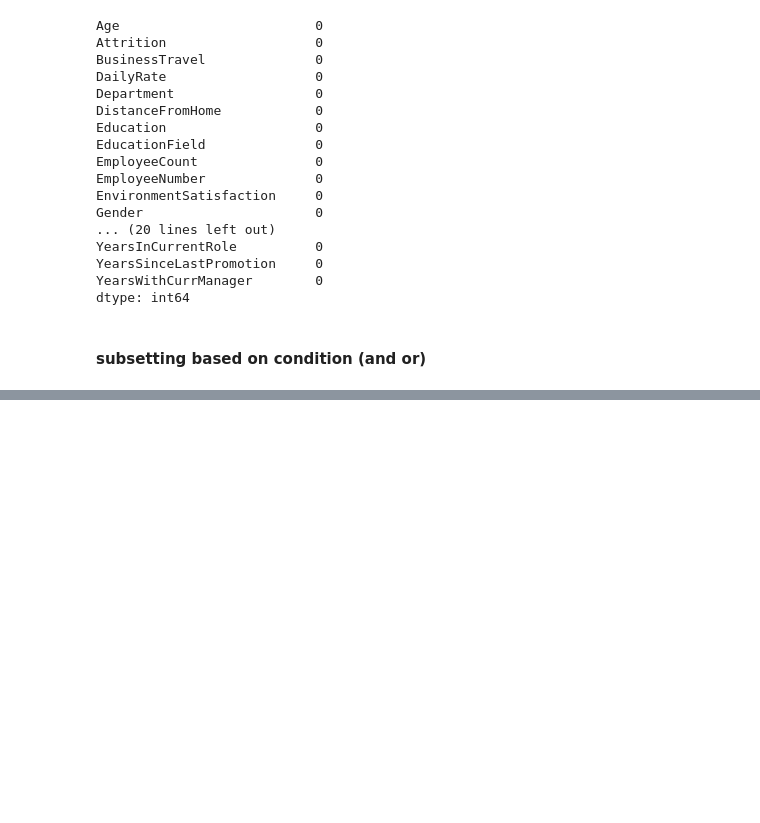
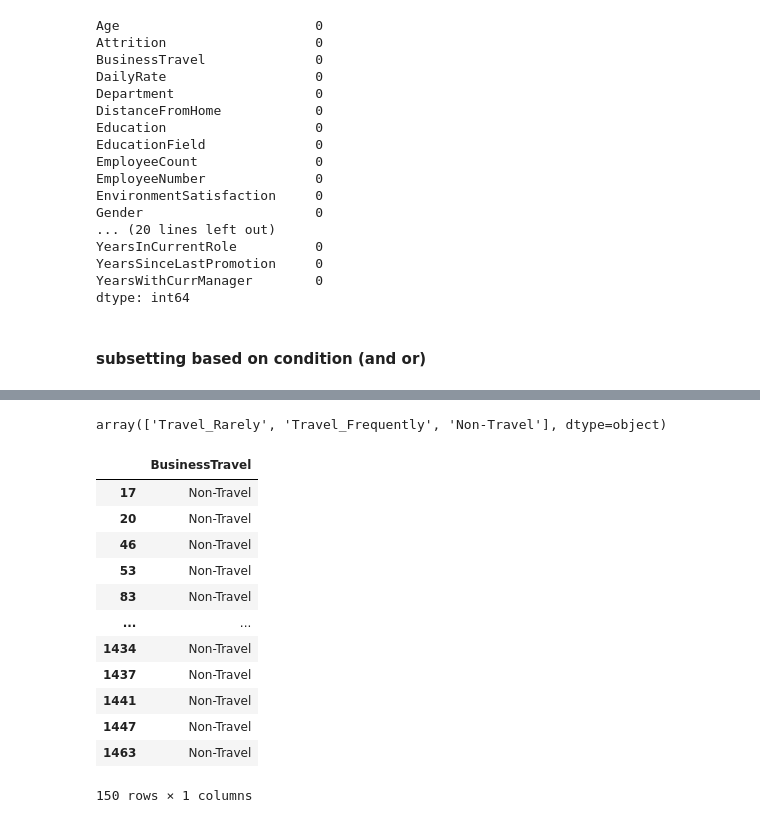
Before and after one commit to sanjeev-kallepalli/training, a Jupyter notebook: pandas.ipynb, the cells around one changed output, grey strips where cells are left out. Drawn from its saved outputs; the diff is of its cells as text; code cells hidden in the pictures; blank space fills up the shorter version.

```diff
--- a/pandas.ipynb
+++ b/pandas.ipynb
@@ -725,0 +744,4 @@ dtype: int64
+# %%
+ibm_hr['BusinessTravel'].unique()
+# %% [output]
+array(['Travel_Rarely', 'Travel_Frequently', 'Non-Travel'], dtype=object)
@@ -725,0 +750,16 @@ dtype: int64
+# %%
+ibm_hr[['BusinessTravel']][(ibm_hr['BusinessTravel']=='Non-Travel')]
+# %% [output]
+|  | BusinessTravel |
+| 17 | Non-Travel |
+| 20 | Non-Travel |
+| 46 | Non-Travel |
+| 53 | Non-Travel |
+| 83 | Non-Travel |
+| ... | ... |
+| 1434 | Non-Travel |
+| 1437 | Non-Travel |
+| 1441 | Non-Travel |
+| 1447 | Non-Travel |
+| 1463 | Non-Travel |
+150 rows × 1 columns
```
Also changed, not shown: parts of 40 cells of this notebook, 3 other files.
